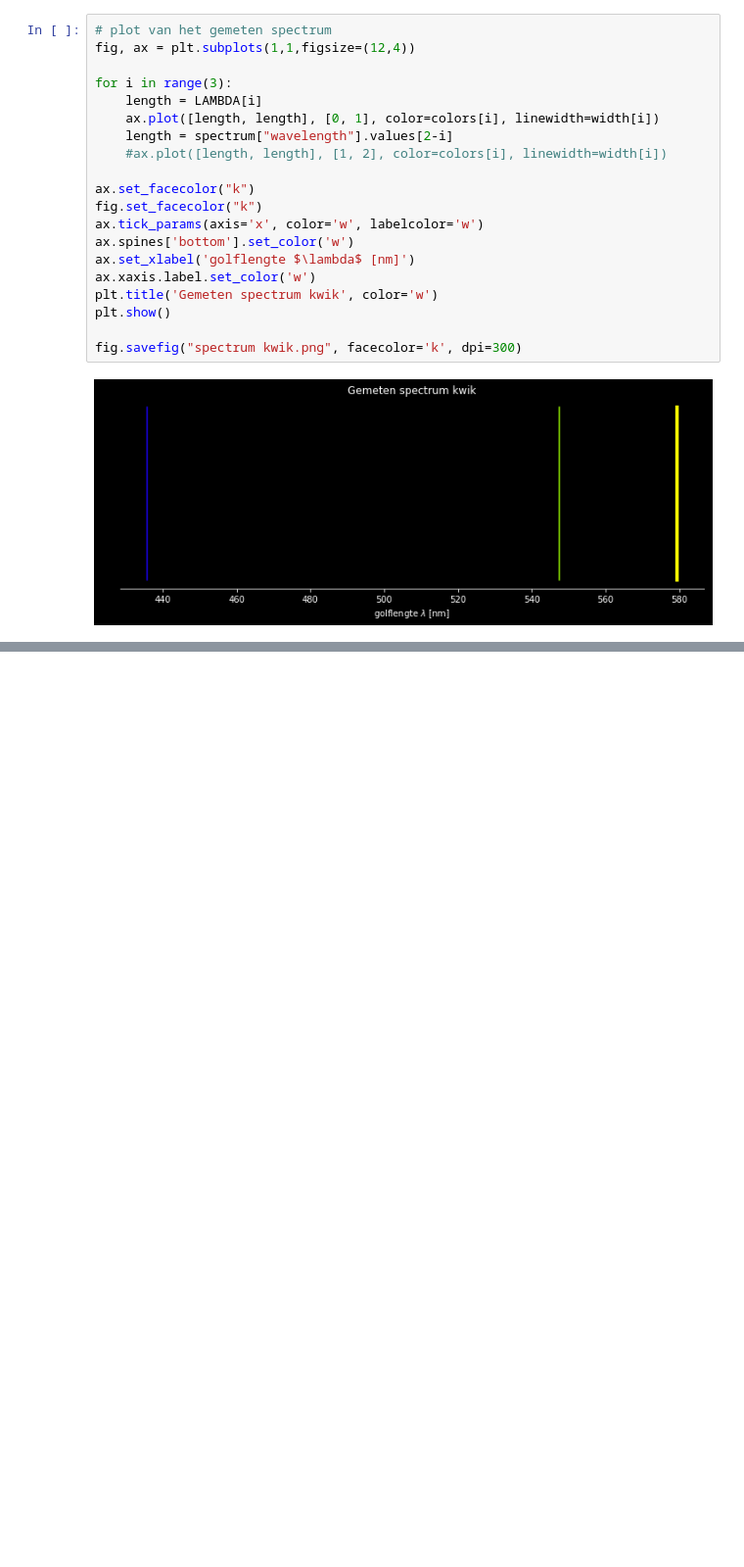
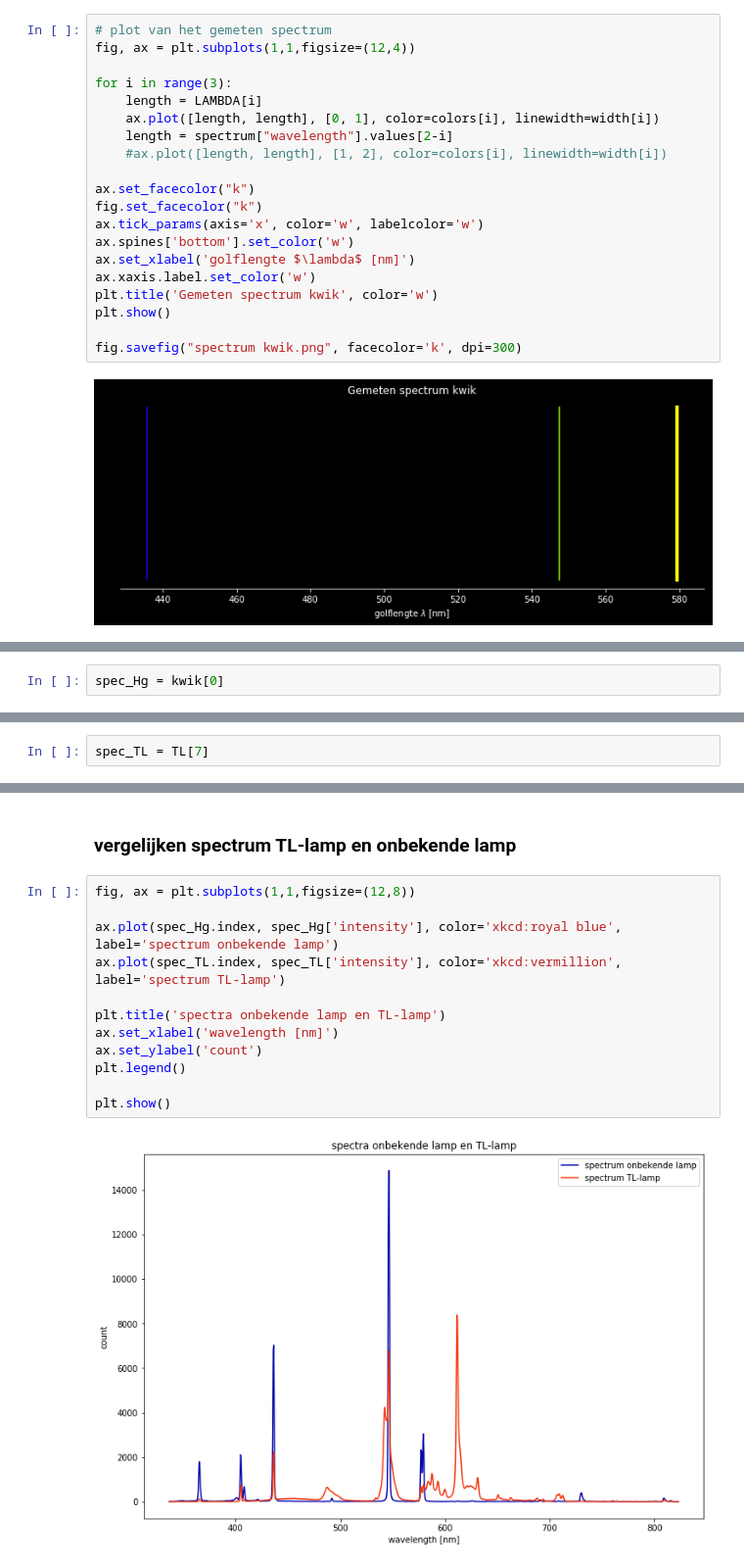
Before and after one commit to Cubedsheep/experimentele-basistechnieken, a Jupyter notebook: spectrometer/spectrometer.ipynb, the cells around one changed output, grey strips where cells are left out. Shown at 98% size. Saved outputs shown, nothing was run; the diff lists cells and outputs as text; blank space fills up the shorter version.

```diff
--- a/spectrometer/spectrometer.ipynb
+++ b/spectrometer/spectrometer.ipynb
@@ -249,0 +305,2 @@ fig.savefig("spectrum kwik.png", facecolor='k', dpi=300)
+# %%
+spec_Hg = kwik[0]
@@ -249,0 +326,2 @@ fig.savefig("spectrum kwik.png", facecolor='k', dpi=300)
+# %%
+spec_TL = TL[7]
@@ -249,0 +390,16 @@ fig.savefig("spectrum kwik.png", facecolor='k', dpi=300)
+# %% [markdown]
+### vergelijken spectrum TL-lamp en onbekende lamp
+# %%
+fig, ax = plt.subplots(1,1,figsize=(12,8))
+
+ax.plot(spec_Hg.index, spec_Hg['intensity'], color='xkcd:royal blue', label='spectrum onbekende lamp')
+ax.plot(spec_TL.index, spec_TL['intensity'], color='xkcd:vermillion', label='spectrum TL-lamp')
+
+plt.title('spectra onbekende lamp en TL-lamp')
+ax.set_xlabel('wavelength [nm]')
+ax.set_ylabel('count')
+plt.legend()
+
+plt.show()
+# %% [output]
+[figure, added]
```
Also changed, not shown: parts of 25 cells of this notebook, 21 other files.
